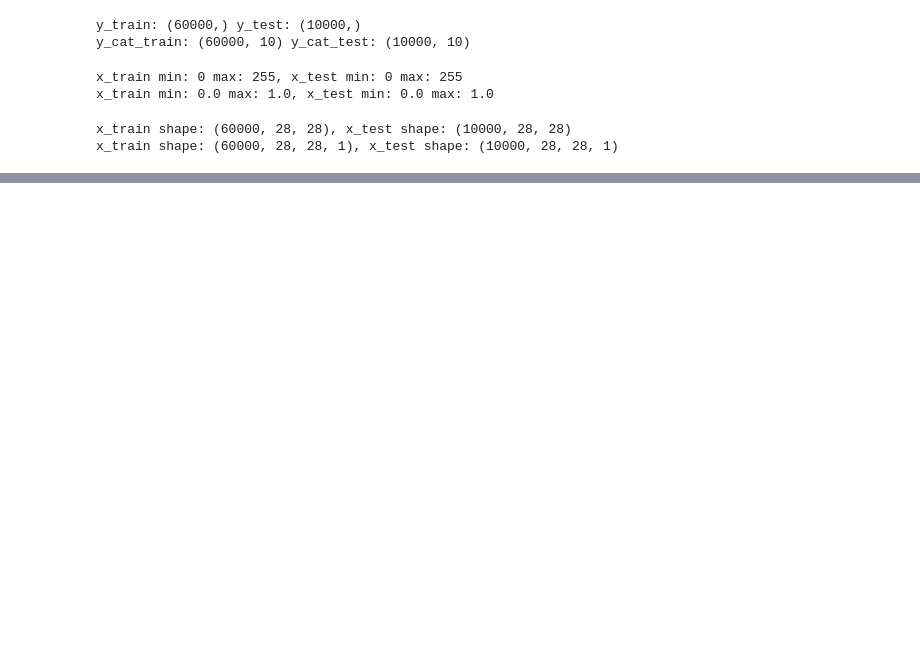
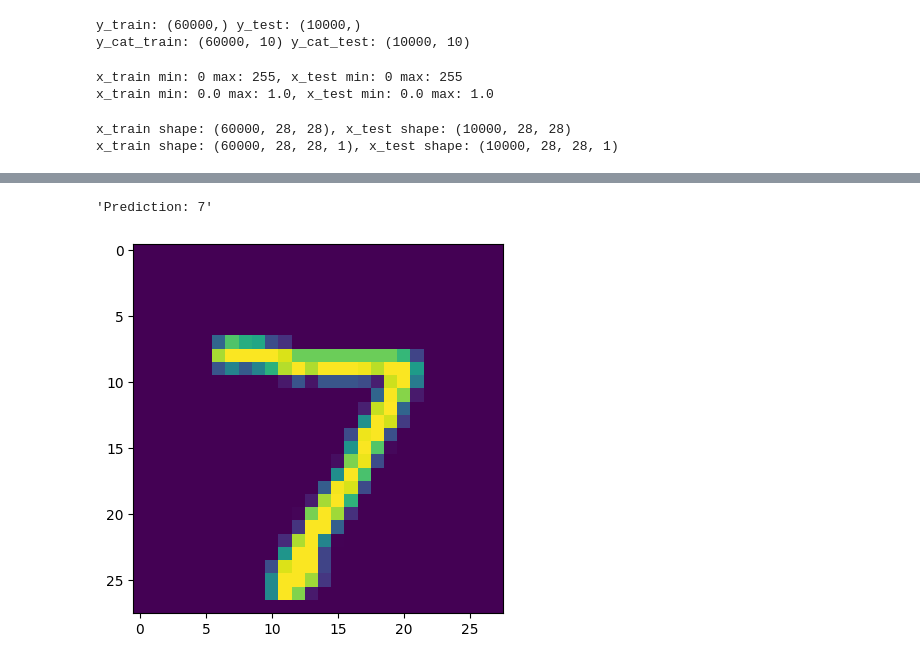
Before and after one commit to medusza/tensorflow_research, a Jupyter notebook: cnn-mnist.ipynb, the cells around one changed output, grey strips where cells are left out. Cells and saved outputs as stored; diff of their text form; code cells hidden in the pictures; blank space fills up the shorter version.

```diff
--- a/cnn-mnist.ipynb
+++ b/cnn-mnist.ipynb
@@ -199,0 +174,8 @@ plt.show()
+# %%
+# Predict the number 7
+my_number = x_test[0]
+predict = model.predict(my_number.reshape(1, *my_number.shape))
+
+plt.imshow(my_number.reshape(28, 28))
+f'Prediction: {np.argmax(predict)}'
+# %% [output]
@@ -199,0 +183,2 @@ plt.show()
+'Prediction: 7'
+[figure, added]
```
Also changed, not shown: parts of 32 cells of this notebook.
